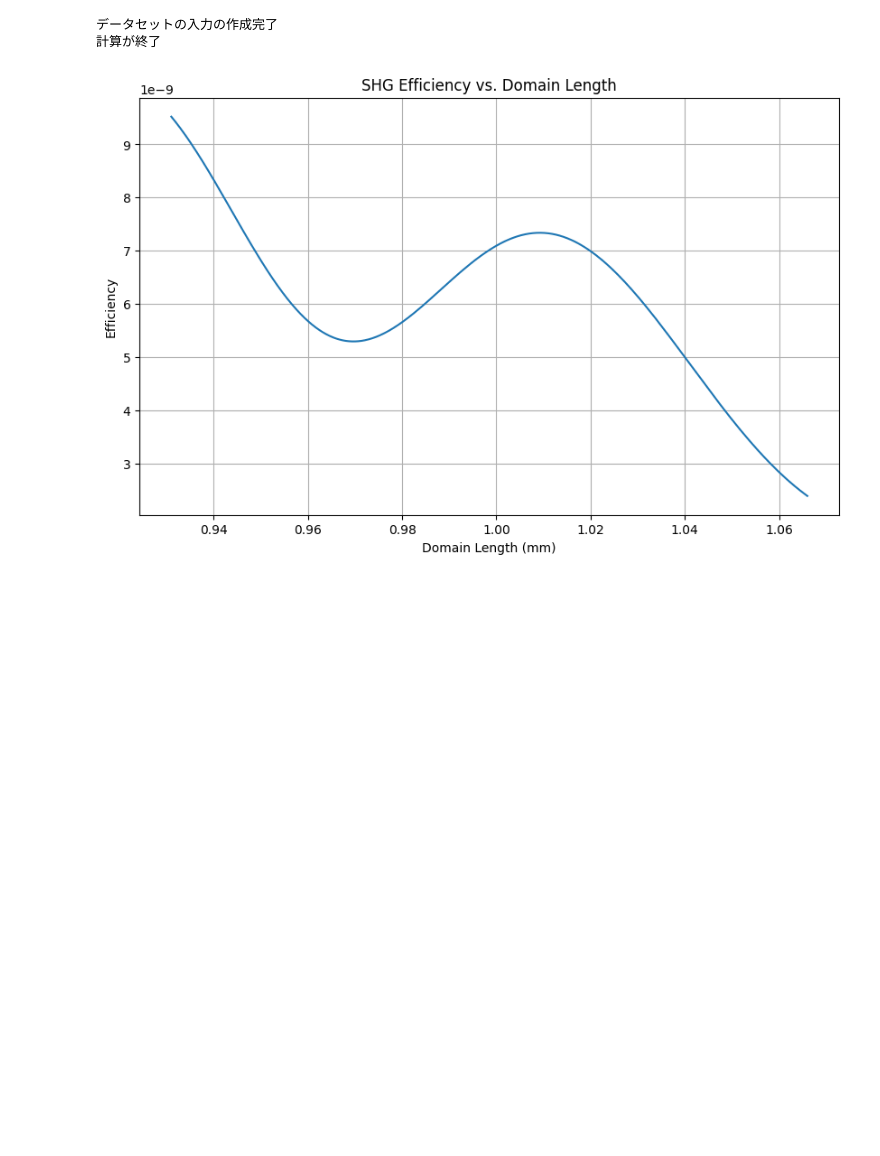
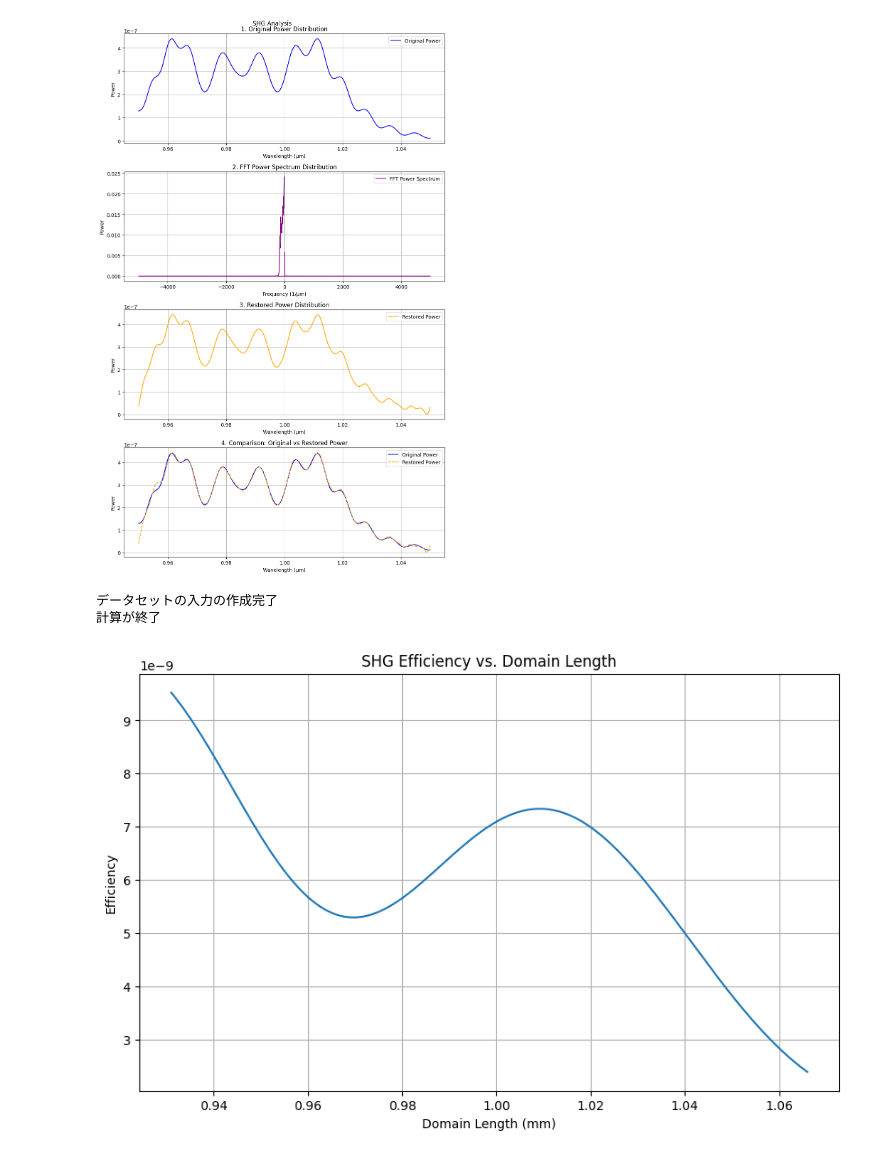
Before and after one commit to Xo1otl/mictlan, a Jupyter notebook: research/syuron/examples/shg.ipynb, the cells around one changed output. Drawn from its saved outputs; the diff is of its cells as text; code cells hidden in the pictures; blank space fills up the shorter version.

```diff
--- a/research/syuron/examples/shg.ipynb
+++ b/research/syuron/examples/shg.ipynb
@@ -35,3 +1,83 @@ plt.show()
+# %%
+import jax.numpy as jnp
+import matplotlib.pyplot as plt
+from syuron import shg, mgoslt, pp
+
+chirped_superlattice = pp.chirped(100, [3.6], 1.031E-05, [0.001])
+fixed_superlattice = pp.fixed(100, [3.6], 1.031E-05)
+random_superlattice = pp.random(1, 100, 1.031E-05, 3.4, 3.6)
+
+wavelengths = jnp.linspace(0.95, 1.05, 1000).tolist()
+delta_wavelength = wavelengths[1] - wavelengths[0]
+
+params = shg.Params(
+    superlattice_dim=chirped_superlattice,
+    T_dim=70,
+    wavelength_dim=wavelengths,
+    fund_power_dim=1,
+    sh_power_dim=0,
+)
+
+eff_tensor = mgoslt.analyze(params)
+eff_complex = eff_tensor[0, 0, :, 0, 0]
+
+original_power = jnp.abs(eff_complex)**2
+
+fft_result = jnp.fft.fft(eff_complex)
+fft_power_spectrum = jnp.abs(fft_result)**2
+freqs = jnp.fft.fftfreq(len(wavelengths), d=delta_wavelength)
+
+num_top_components = 30
+sorted_indices = jnp.argsort(jnp.abs(fft_result))[::-1]
+mask = jnp.zeros_like(fft_result)
+mask = mask.at[sorted_indices[:num_top_components]].set(1.0)
+fft_reduced = fft_result * mask
+
+restored_complex = jnp.fft.ifft(fft_reduced)
+restored_power = jnp.abs(restored_complex)**2
+
+fig, (ax_original, ax_fft, ax_restored,
+      ax_comparison) = plt.subplots(4, 1, figsize=(10, 16))
+fig.suptitle("SHG Analysis")
+
+ax_original.plot(wavelengths, original_power,
+                 color='blue', label="Original Power")
+ax_original.set_xlabel("Wavelength (μm)")
+ax_original.set_ylabel("Power")
+ax_original.set_title("1. Original Power Distribution")
+ax_original.legend()
+ax_original.grid(True)
+
+ax_fft.plot(freqs, fft_power_spectrum, color='purple',
+            label="FFT Power Spectrum")
+ax_fft.set_xlabel("Frequency (1/μm)")
+ax_fft.set_ylabel("Power")
+ax_fft.set_title("2. FFT Power Spectrum Distribution")
+ax_fft.legend()
+ax_fft.grid(True)
+
+ax_restored.plot(wavelengths, restored_power,
+                 color='orange', label="Restored Power")
+ax_restored.set_xlabel("Wavelength (μm)")
+ax_restored.set_ylabel("Power")
+ax_restored.set_title("3. Restored Power Distribution")
+ax_restored.legend()
+ax_restored.grid(True)
+
+ax_comparison.plot(wavelengths, original_power,
+                   color='blue', label="Original Power")
+ax_comparison.plot(wavelengths, restored_power, color='orange',
+                   linestyle='--', label="Restored Power")
+ax_comparison.set_xlabel("Wavelength (μm)")
+ax_comparison.set_ylabel("Power")
+ax_comparison.set_title("4. Comparison: Original vs Restored Power")
+ax_comparison.legend()
+ax_comparison.grid(True)
+
+fig.tight_layout()
+plt.show()
+# %% [output]
+[figure, added]
 # %%
 from syuron import shg
 import jax.numpy as jnp
```
Also changed, not shown: parts of 3 cells of this notebook, 9 other files.
